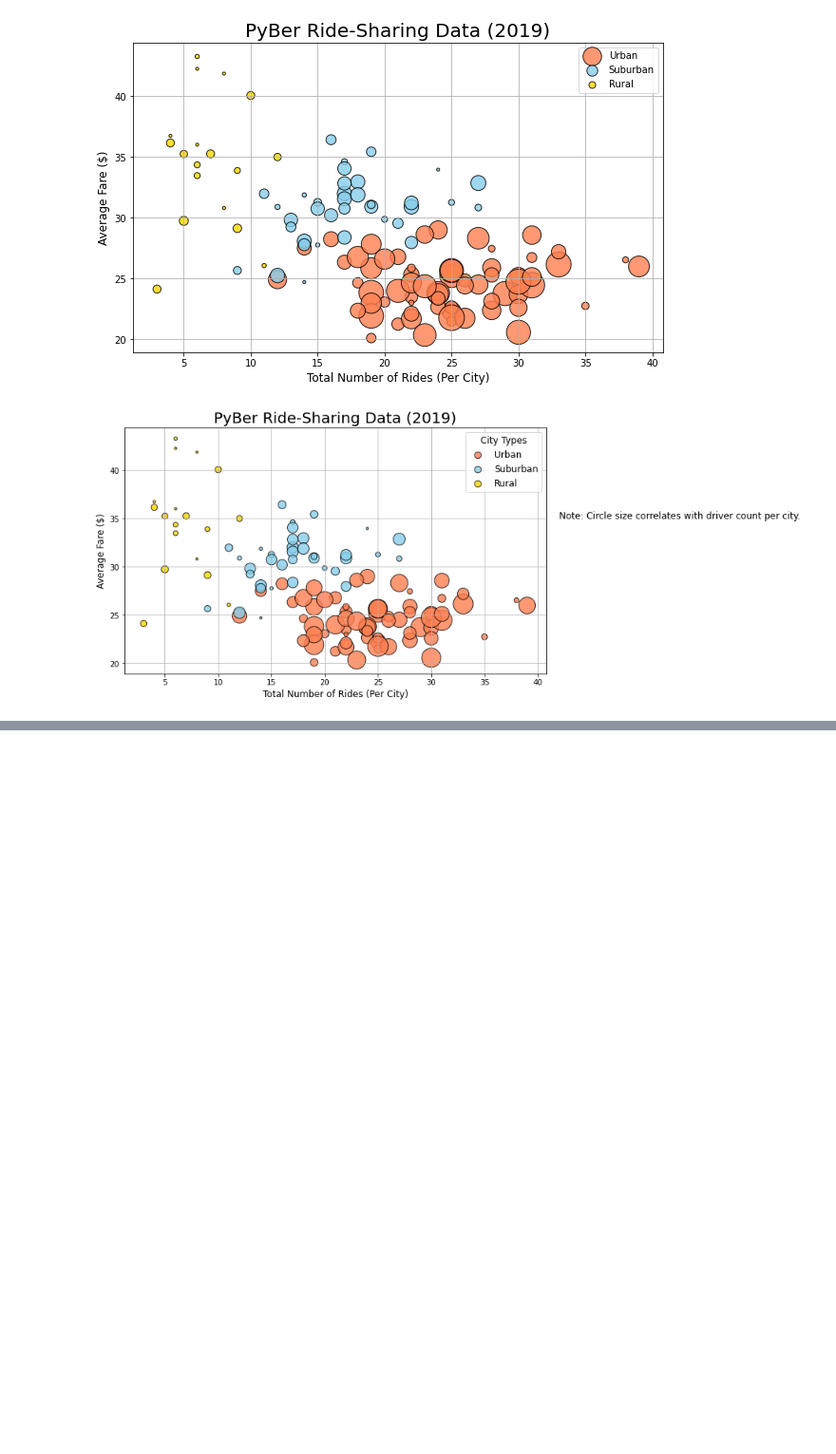
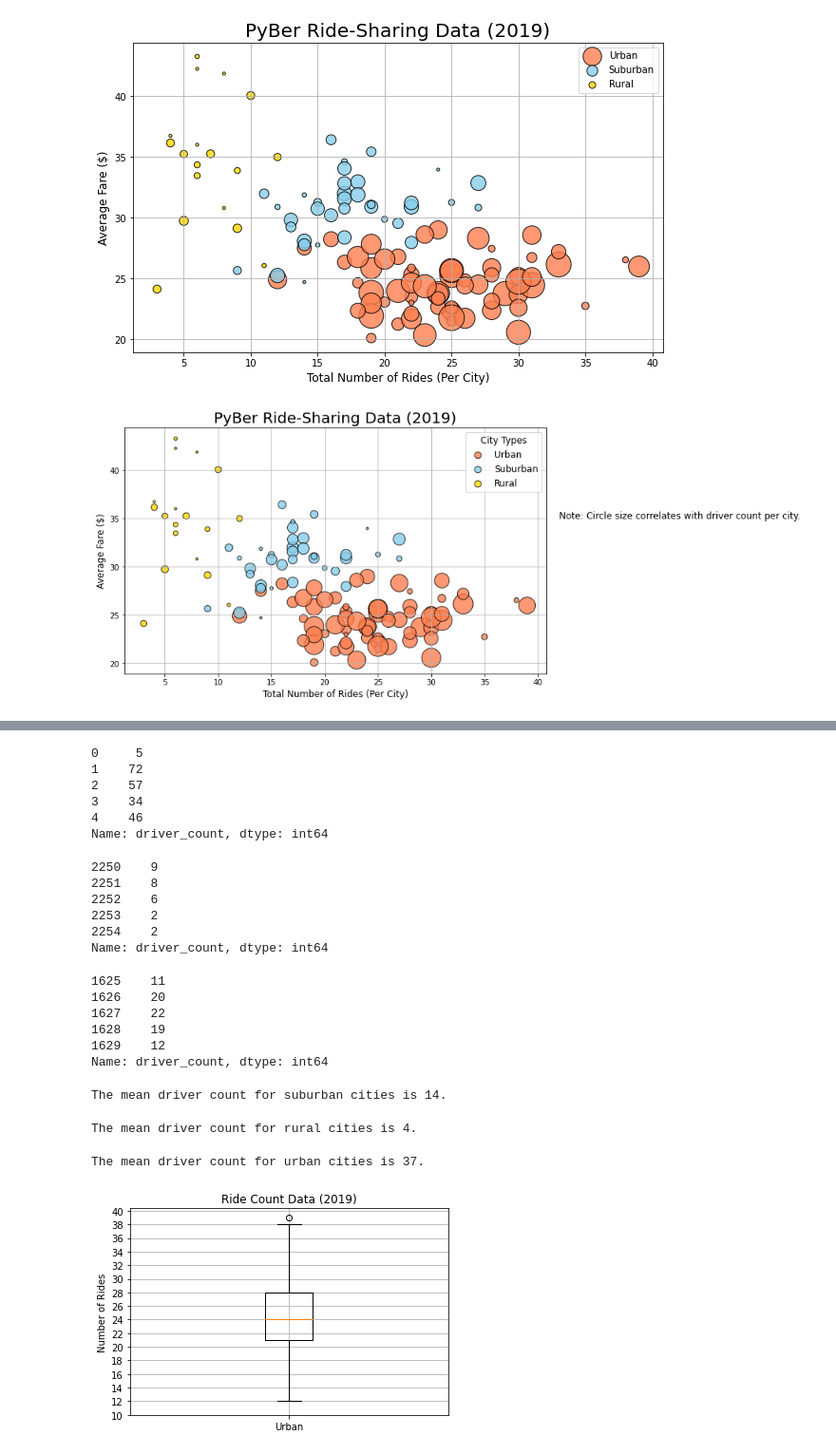
Before and after one commit to Leyzer1/PyBer_Analysis, a Jupyter notebook: PyBer.ipynb, the cells around one changed output, grey strips where cells are left out. Shown: that part at 95% size. Saved outputs shown, nothing was run; the diff lists cells and outputs as text; code cells hidden in the pictures; blank space fills up the shorter version.

```diff
--- a/PyBer.ipynb
+++ b/PyBer.ipynb
@@ -367,0 +566,61 @@ plt.show()
+# %%
+# Get the driver count data from the urban cities.
+urban_drivers = urban_cities_df['driver_count']
+urban_drivers.head()
+# %% [output]
+0     5
+1    72
+2    57
+3    34
+4    46
+Name: driver_count, dtype: int64
+# %%
+# Get the driver count data from the rural cities.
+rural_drivers = rural_cities_df['driver_count']
+rural_drivers.head()
+# %% [output]
+2250    9
+2251    8
+2252    6
+2253    2
+2254    2
+Name: driver_count, dtype: int64
+# %%
+# Get the driver count data from the suburban cities.
+suburban_drivers = suburban_cities_df['driver_count']
+suburban_drivers.head()
+# %% [output]
+1625    11
+1626    20
+1627    22
+1628    19
+1629    12
+Name: driver_count, dtype: int64
+# %%
+mean_suburban_drivers = np.mean(suburban_drivers)
+print(f"The mean driver count for suburban cities is {mean_suburban_drivers:.0f}.")
+# %% [output]
+The mean driver count for suburban cities is 14.
+# %%
+mean_rural_drivers = np.mean(rural_drivers)
+print(f"The mean driver count for rural cities is {mean_rural_drivers:.0f}.")
+# %% [output]
+The mean driver count for rural cities is 4.
+# %%
+mean_urban_drivers = np.mean(urban_drivers)
+print(f"The mean driver count for urban cities is {mean_urban_drivers:.0f}.")
+# %% [output]
+The mean driver count for urban cities is 37.
+# %%
+# Create a box-and-whisker plot for the urban cities ride count.
+x_labels = ["Urban"]
+fig, ax = plt.subplots()
+ax.boxplot(urban_ride_count, labels=x_labels)
+# Add the title, y-axis label and grid.
+ax.set_title('Ride Count Data (2019)')
+ax.set_ylabel('Number of Rides')
+ax.set_yticks(np.arange(10, 41, step=2.0))
+ax.grid()
+plt.show()
+# %% [output]
+[figure, added]
```
Also changed, not shown: parts of 25 cells of this notebook, 1 other file.
